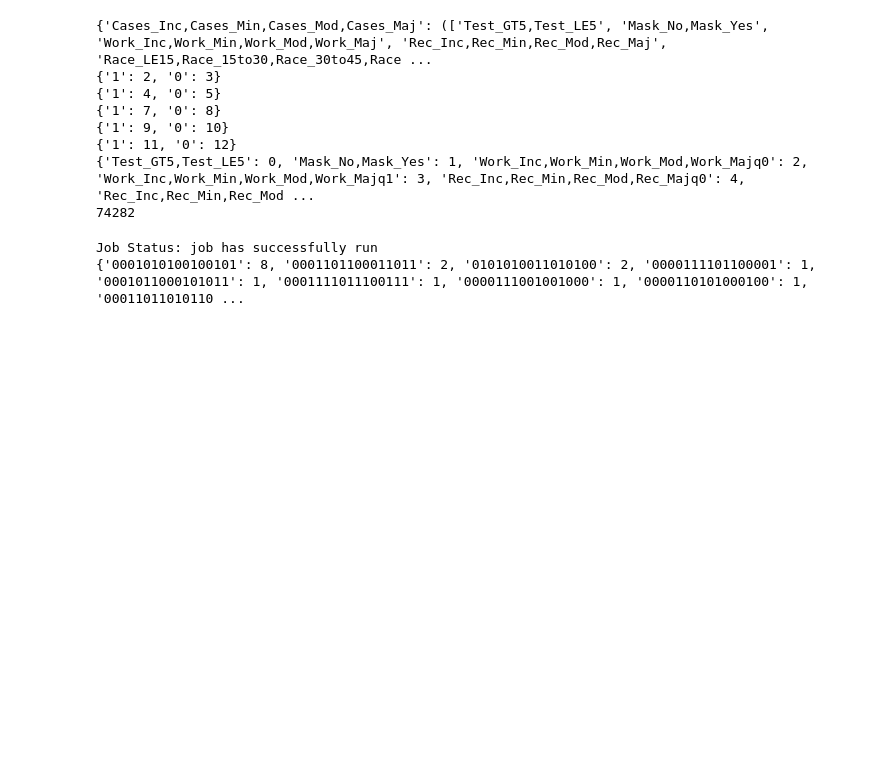
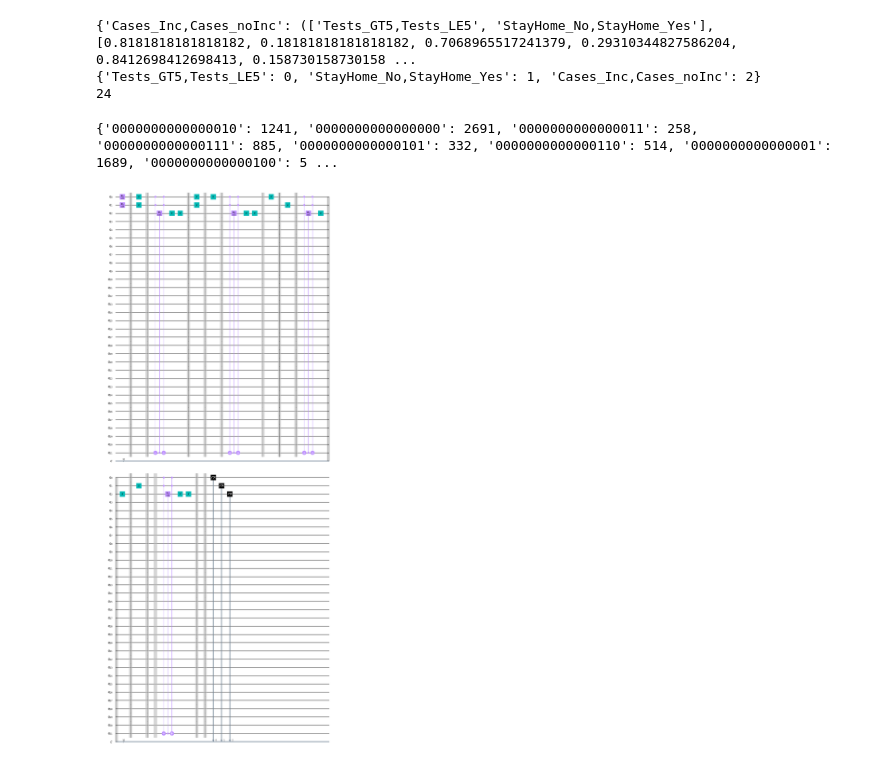
Before and after one commit to Quantum-Ducks/QuBayes, a Jupyter notebook: circuitgenerator.ipynb, the cells around one changed output. Cells and saved outputs as stored; diff of their text form; code cells hidden in the pictures; blank space fills up the shorter version.

```diff
--- a/circuitgenerator.ipynb
+++ b/circuitgenerator.ipynb
@@ -487,7 +483,7 @@ def create_circuit(graph, qc, starting_qbit=0, ancilla_bits=[]):
 
     return (qc, bit_assignment, ancilla_bits)
 # %%
-def make_circuit(network, draw = False):
+def make_circuit(network, draw = True):
 
     graph = build_graph(network)
 
@@ -504,31 +500,27 @@ def make_circuit(network, draw = False):
 
     return qc
 
-qc = make_circuit(get_alabio_model_nodes)
+qc = make_circuit(get_lesser_model_nodes) #change lesser here to alabio or mallard to try different example covid models
 
 print(qc.depth())
 
 #qc.draw('mpl')
 # %% [output]
-{'Cases_Inc,Cases_Min,Cases_Mod,Cases_Maj': (['Test_GT5,Test_LE5', 'Mask_No,Mask_Yes', 'Work_Inc,Work_Min,Work_Mod,Work_Maj', 'Rec_Inc,Rec_Min,Rec_Mod,Rec_Maj', 'Race_LE15,Race_15to30,Race_30to45,Race ...
-{'1': 2, '0': 3}
-{'1': 4, '0': 5}
-{'1': 7, '0': 8}
-{'1': 9, '0': 10}
-{'1': 11, '0': 12}
-{'Test_GT5,Test_LE5': 0, 'Mask_No,Mask_Yes': 1, 'Work_Inc,Work_Min,Work_Mod,Work_Majq0': 2, 'Work_Inc,Work_Min,Work_Mod,Work_Majq1': 3, 'Rec_Inc,Rec_Min,Rec_Mod,Rec_Majq0': 4, 'Rec_Inc,Rec_Min,Rec_Mod ...
-74282
+{'Cases_Inc,Cases_noInc': (['Tests_GT5,Tests_LE5', 'StayHome_No,StayHome_Yes'], [0.8181818181818182, 0.18181818181818182, 0.7068965517241379, 0.29310344827586204, 0.8412698412698413, 0.158730158730158 ...
+{'Tests_GT5,Tests_LE5': 0, 'StayHome_No,StayHome_Yes': 1, 'Cases_Inc,Cases_noInc': 2}
+24
 # %%
-result = run_circuit(qc, "lesser_model", draw_circuit=False, shots=1024*8, use_sim=False, use_qcomp=True, use_noise=False)
+result = run_circuit(qc, "lesser_model", draw_circuit=True, shots=1024*8, use_sim=True, use_qcomp=False, use_noise=False)
 
 #plot_histogram(result.get_counts())
 # %% [output]
-Job Status: job has successfully run
-{'0001010100100101': 8, '0001101100011011': 2, '0101010011010100': 2, '0000111101100001': 1, '0001011000101011': 1, '0001111011100111': 1, '0000111001001000': 1, '0000110101000100': 1, '00011011010110 ...
+{'0000000000000010': 1241, '0000000000000000': 2691, '0000000000000011': 258, '0000000000000111': 885, '0000000000000101': 332, '0000000000000110': 514, '0000000000000001': 1689, '0000000000000100': 5 ...
 # %%
 %config InlineBackend.figure_format
-circuit.draw(output='mpl')
+qc.draw(output='mpl')
 #circuit.draw()
+# %% [output]
+[figure, added]
 # %%
 generate_test_circuit().draw()
 # %%
```
Also changed, not shown: parts of 1 cell of this notebook, 4 other files.
